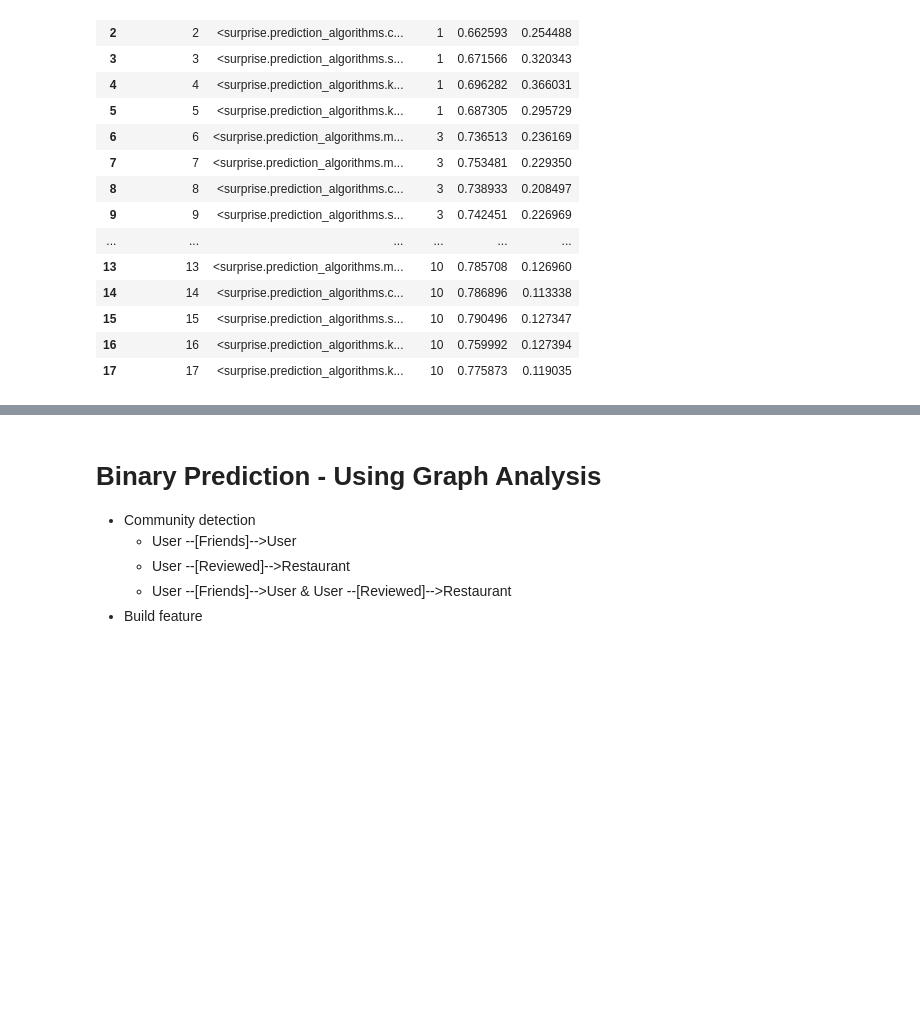
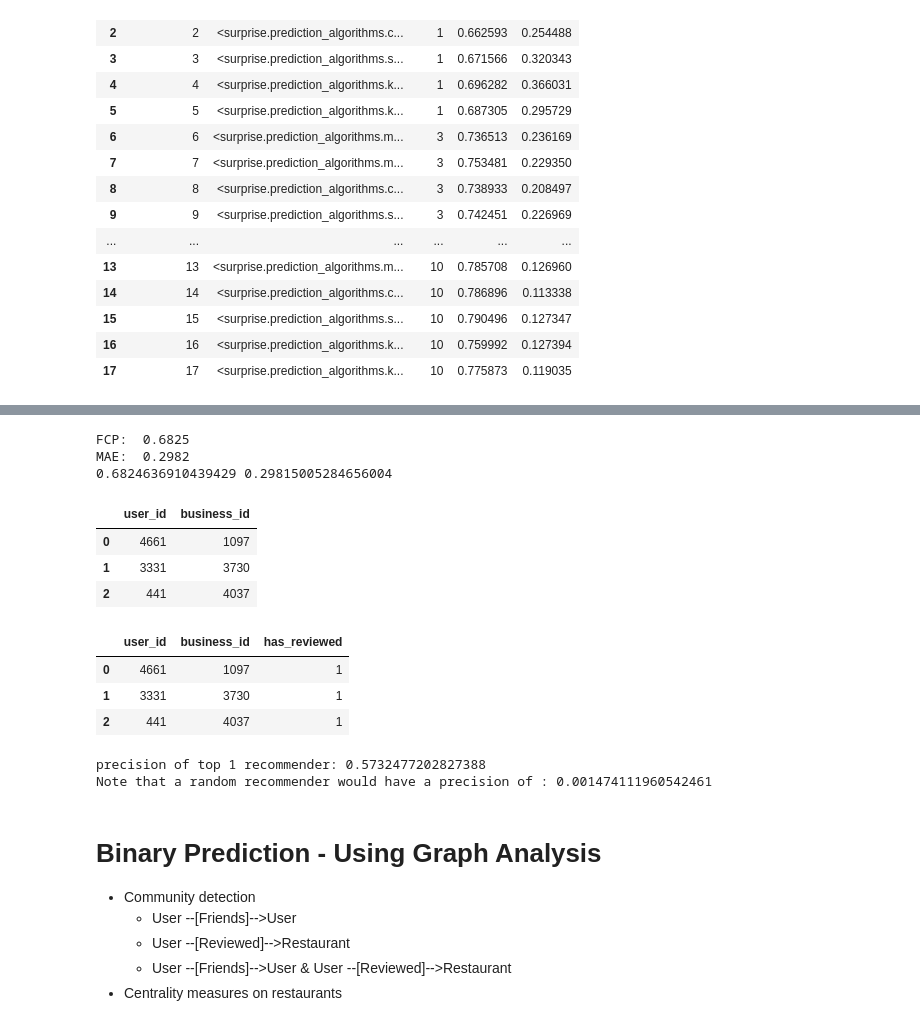
Before and after one commit to FlxPr/Network_Science_Yelp_Dataset, a Jupyter notebook: exp-binary-link-prediction.ipynb, the cells around one changed output, grey strips where cells are left out. Cells and saved outputs as stored; diff of their text form; code cells hidden in the pictures; blank space fills up the shorter version.

Commit message:
exp-binary : finished baseline with recommender

```diff
--- a/exp-binary-link-prediction.ipynb
+++ b/exp-binary-link-prediction.ipynb
@@ -223,3 +201,7 @@ pd.read_csv('results_grid_search_1.csv')
 | 15 | 15 | <surprise.prediction_algorithms.s... | 10 | 0.790496 | 0.127347 |
 | 16 | 16 | <surprise.prediction_algorithms.k... | 10 | 0.759992 | 0.127394 |
 | 17 | 17 | <surprise.prediction_algorithms.k... | 10 | 0.775873 | 0.119035 |
+# %%
+data = negative_sampling(df_binary, 1)
+print(data.shape)
+data = Dataset.load_from_df(data, reader)
@@ -226,17 +248,50 @@ pd.read_csv('results_grid_search_1.csv')
 # %%
-data = negative_sampling(df_binary, 10)
-data = Dataset.load_from_df(data, reader)
-trainset, testset = surprise_test_train_split(data, test_size=0.25)
-algo = algo_()
+algo = SVD()
+
+trainset, testset = surprise_test_train_split(data, test_size=.25)
 algo.fit(trainset)
+
 predictions = algo.test(testset)
+print(accuracy.fcp(predictions, verbose=True), accuracy.mae(predictions, verbose=True))
+# %% [output]
+FCP:  0.6825
+MAE:  0.2982
+0.6824636910439429 0.29815005284656004
+# %%
+from helpers import get_top_n
+
+top_pred = get_top_n(predictions, n=1)
+user_ids = list(top_pred.keys())
+business_ids = [top_pred[0][0] for top_pred in list(top_pred.values())]
+# %%
+df_top_pred_test = pd.DataFrame({'user_id':user_ids, 'business_id':business_ids})
+df_top_pred_test.head(3)
+# %% [output]
+|  | user_id | business_id |
+| 0 | 4661 | 1097 |
+| 1 | 3331 | 3730 |
+| 2 | 441 | 4037 |
+# %%
+df_top_pred_test = pd.merge(df_top_pred_test,df_binary, how='left', on=['user_id','business_id'])
+df_top_pred_test.head(3)
+# %% [output]
+|  | user_id | business_id | has_reviewed |
+| 0 | 4661 | 1097 | 1 |
+| 1 | 3331 | 3730 | 1 |
+| 2 | 441 | 4037 | 1 |
+# %%
+print('precision of top 1 recommender: {}'.format(df_top_pred_test['has_reviewed'].mean()))
+print('Note that a random recommender would have a precision of : {}'.format(df_binary['has_reviewed'].mean()))
+# %% [output]
+precision of top 1 recommender: 0.5732477202827388
+Note that a random recommender would have a precision of : 0.001474111960542461
 # %% [markdown]
 # Binary Prediction - Using Graph Analysis
 - Community detection
     - User --[Friends]-->User
     - User --[Reviewed]-->Restaurant
     - User --[Friends]-->User & User --[Reviewed]-->Restaurant
-- Build feature
+- Centrality measures on restaurants
 # %%
 from graph import *
 g_friends = make_friends_graph()
```
Also changed, not shown: parts of 13 cells of this notebook, 3 other files.
